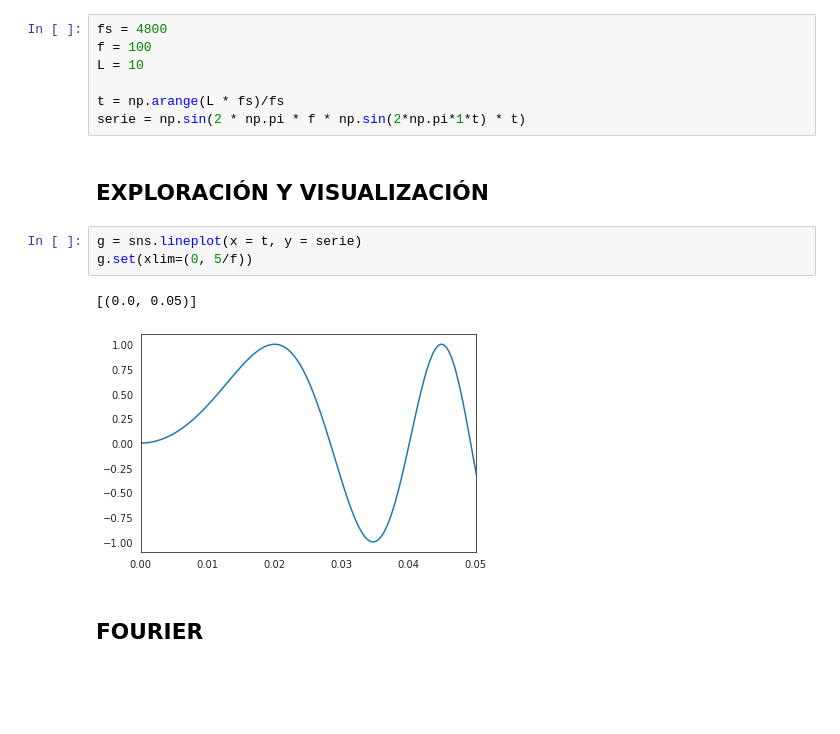
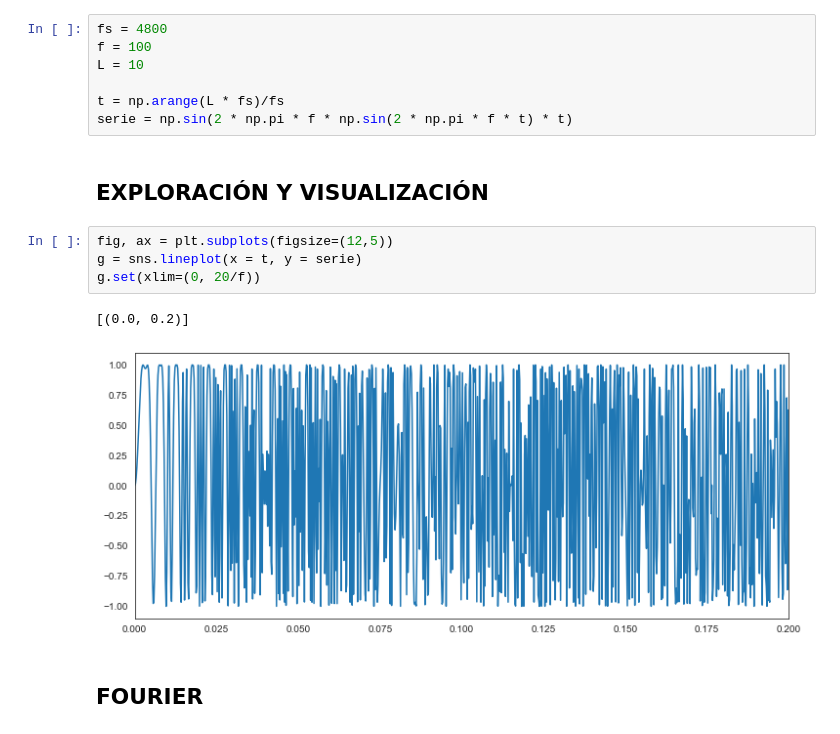
Before and after one commit to veraokgonzalo/time_series_analysis, a Jupyter notebook: analisis_series_temporales.ipynb, the cells around one changed output. Saved outputs shown, nothing was run; the diff lists cells and outputs as text; blank space fills up the shorter version.

Commit message:
Figures improvements

```diff
--- a/analisis_series_temporales.ipynb
+++ b/analisis_series_temporales.ipynb
@@ -17,15 +18,16 @@ f = 100
 L = 10
 
 t = np.arange(L * fs)/fs
-serie = np.sin(2 * np.pi * f * np.sin(2*np.pi*1*t) * t)
+serie = np.sin(2 * np.pi * f * np.sin(2 * np.pi * f * t) * t)
 # %% [markdown]
 ## EXPLORACIÓN Y VISUALIZACIÓN
 # %%
+fig, ax = plt.subplots(figsize=(12,5))
 g = sns.lineplot(x = t, y = serie)
-g.set(xlim=(0, 5/f))
+g.set(xlim=(0, 20/f))
 # %% [output]
-[(0.0, 0.05)]
+[(0.0, 0.2)]
-[figure, old version]
+[figure, new version]
 # %% [markdown]
 ## FOURIER
 # %% [markdown]
```
Also changed, not shown: parts of 7 cells of this notebook.
